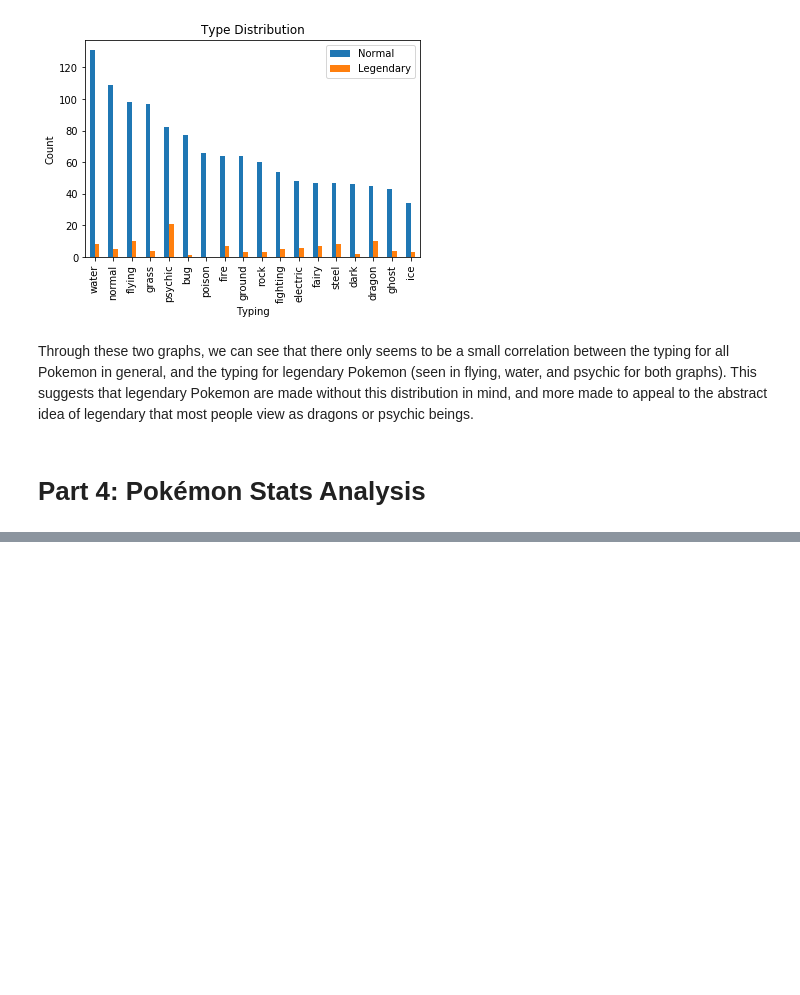
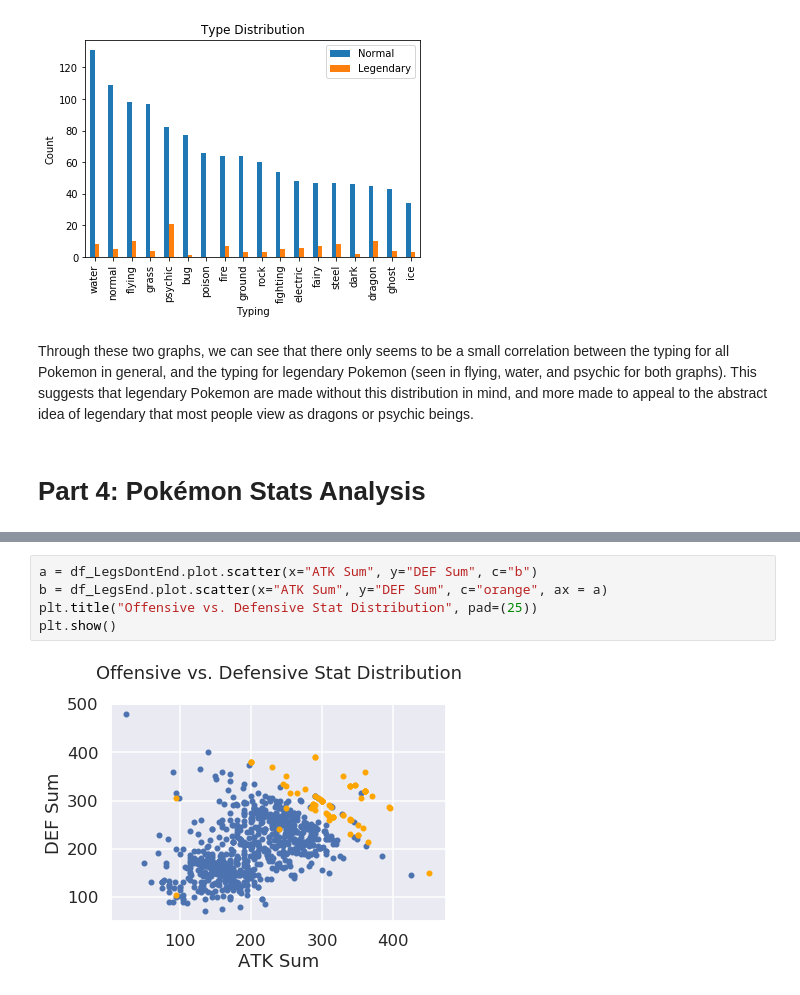
Before and after one commit to WhipeeDip/COGS108-Project, a Jupyter notebook: FinalProject.ipynb, the cells around one changed output, grey strips where cells are left out. Cells and saved outputs as stored; diff of their text form; blank space fills up the shorter version.

```diff
--- a/FinalProject.ipynb
+++ b/FinalProject.ipynb
@@ -659,0 +735,7 @@ Through these two graphs, we can see that there only seems to be a small correla
+# %%
+a = df_LegsDontEnd.plot.scatter(x="ATK Sum", y="DEF Sum", c="b")
+b = df_LegsEnd.plot.scatter(x="ATK Sum", y="DEF Sum", c="orange", ax = a)
+plt.title("Offensive vs. Defensive Stat Distribution", pad=(25))
+plt.show()
+# %% [output]
+[figure, added]
```
Also changed, not shown: parts of 27 cells of this notebook.
